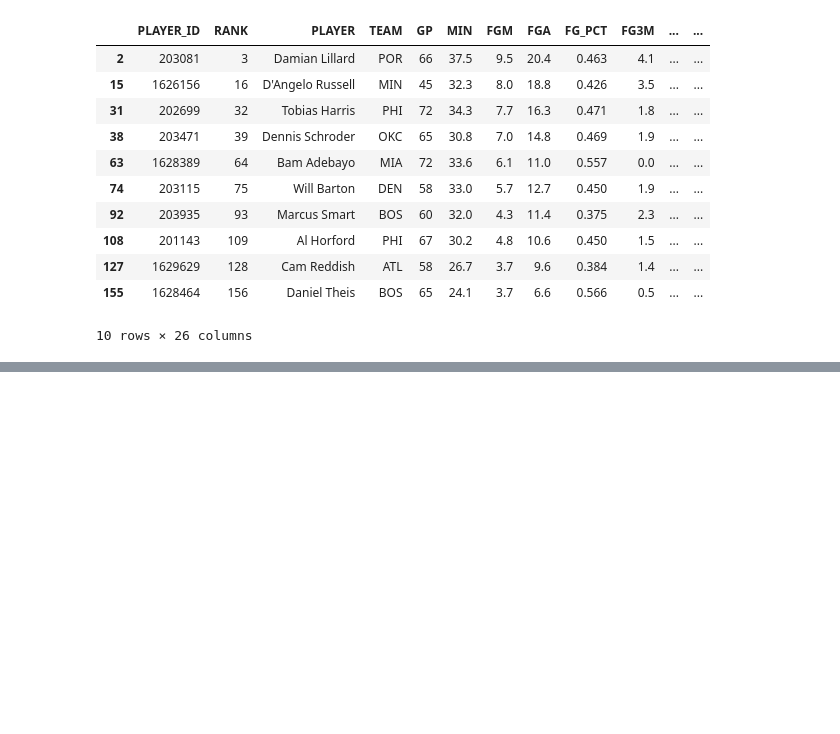
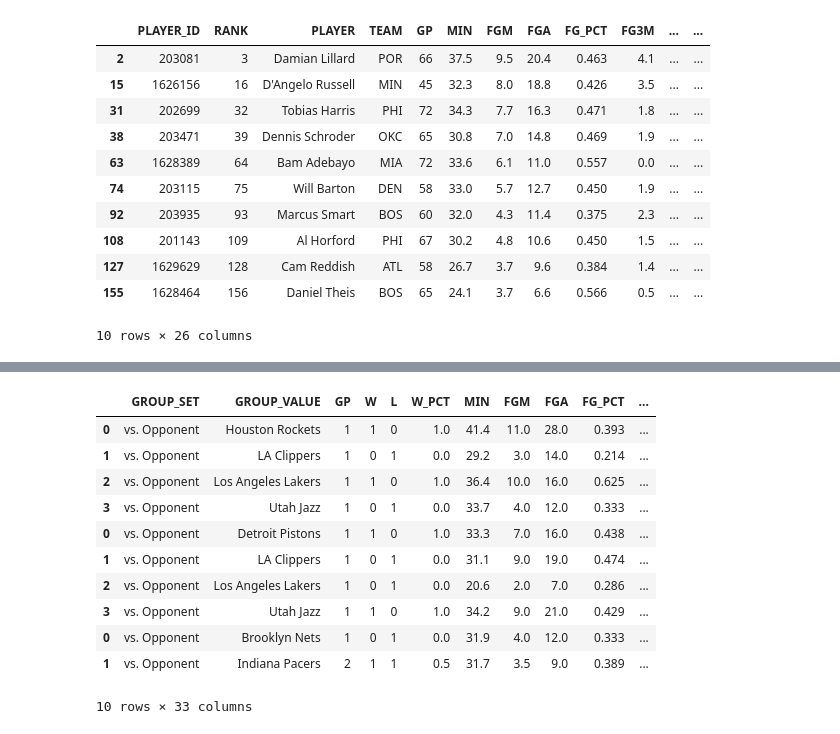
Before and after one commit to Sba121/basketball_analytics, a Jupyter notebook: Mini projects/Yahoo_Fantasy_Team_2020-2021.ipynb, the cells around one changed output, grey strips where cells are left out. Saved outputs shown, nothing was run; the diff lists cells and outputs as text; code cells hidden in the pictures; blank space fills up the shorter version.

```diff
--- a/Mini projects/Yahoo_Fantasy_Team_2020-2021.ipynb
+++ b/Mini projects/Yahoo_Fantasy_Team_2020-2021.ipynb
@@ -169,3 +162,0 @@ Players: ['Al Horford', 'Anthony Edwards', 'Bam Adebayo', 'Cam Reddish', "D'Ange
-# %%
-for player in df_ll_fant_team.PLAYER:
-    print(player, df_ll_fant_team.loc[df_ll_fant_team[df_ll_fant_team['PLAYER']== player].index, 'TEAM'])
@@ -189,0 +215,25 @@ Name: TEAM, dtype: object
+# %%
+appended_data = []
+for player in players:
+    df=PlayerFantasyProfile(player_id=df_ll_fant_team.loc[df_ll_fant_team.PLAYER == player, 'PLAYER_ID'],
+                            per_mode36='PerGame',
+                            season_type_playoffs='Regular Season',
+                            season='2020-21').get_data_frames()[4]
+    df['PLAYER'] = player
+    appended_data.append(df)
+appended_data = pd.concat(appended_data)
+# %%
+appended_data.head(10) #I can track every game of my players with this
+# %% [output]
+|  | GROUP_SET | GROUP_VALUE | GP | W | L | W_PCT | MIN | FGM | FGA | FG_PCT | ... |
+| 0 | vs. Opponent | Houston Rockets | 1 | 1 | 0 | 1.0 | 41.4 | 11.0 | 28.0 | 0.393 | ... |
+| 1 | vs. Opponent | LA Clippers | 1 | 0 | 1 | 0.0 | 29.2 | 3.0 | 14.0 | 0.214 | ... |
+| 2 | vs. Opponent | Los Angeles Lakers | 1 | 1 | 0 | 1.0 | 36.4 | 10.0 | 16.0 | 0.625 | ... |
+| 3 | vs. Opponent | Utah Jazz | 1 | 0 | 1 | 0.0 | 33.7 | 4.0 | 12.0 | 0.333 | ... |
+| 0 | vs. Opponent | Detroit Pistons | 1 | 1 | 0 | 1.0 | 33.3 | 7.0 | 16.0 | 0.438 | ... |
+| 1 | vs. Opponent | LA Clippers | 1 | 0 | 1 | 0.0 | 31.1 | 9.0 | 19.0 | 0.474 | ... |
+| 2 | vs. Opponent | Los Angeles Lakers | 1 | 0 | 1 | 0.0 | 20.6 | 2.0 | 7.0 | 0.286 | ... |
+| 3 | vs. Opponent | Utah Jazz | 1 | 1 | 0 | 1.0 | 34.2 | 9.0 | 21.0 | 0.429 | ... |
+| 0 | vs. Opponent | Brooklyn Nets | 1 | 0 | 1 | 0.0 | 31.9 | 4.0 | 12.0 | 0.333 | ... |
+| 1 | vs. Opponent | Indiana Pacers | 2 | 1 | 1 | 0.5 | 31.7 | 3.5 | 9.0 | 0.389 | ... |
+10 rows × 33 columns
```
Also changed, not shown: parts of 19 cells of this notebook.
